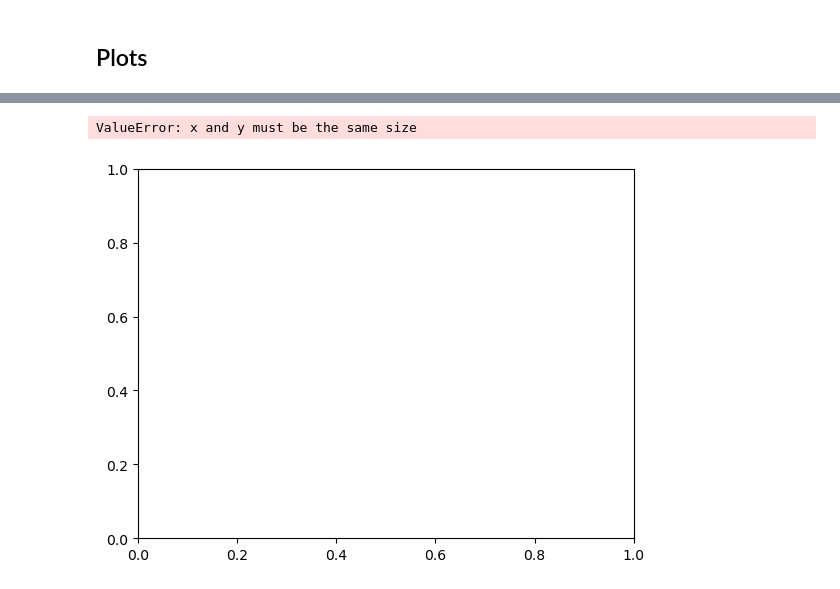
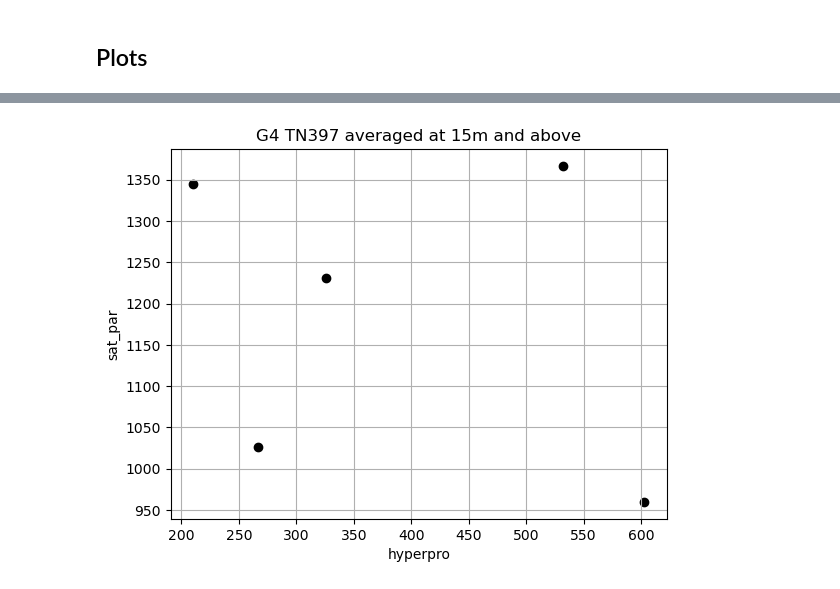
Before and after one commit to kpc02/SACNAS-2023-project, a Jupyter notebook: hyperpro_at_5m.ipynb, the cells around one changed output, grey strips where cells are left out. Drawn from its saved outputs; the diff is of its cells as text; code cells hidden in the pictures.

Commit message:
hyperpro and sat par plot made

```diff
--- a/hyperpro_at_5m.ipynb
+++ b/hyperpro_at_5m.ipynb
@@ -15,8 +15,6 @@ df = pd.read_csv('Gradients 4 - TN397 - Hyperpro Profiles.csv', usecols = ['kpar
 df['time'] = pd.DatetimeIndex(df.time.values)
 df.dropna()
 target_depth = df[df.depth < 15]
-df1 = target_depth.groupby([pd.Grouper(key = 'time', freq = 'H')]).agg({'par_z': 'mean',
-                                                             'temp': 'mean',
-                                                             'flu': 'mean',}).reset_index()
+df1 = target_depth.groupby([pd.Grouper(key = 'time', freq = 'H')]).agg({'par_z': 'mean'}).reset_index()
 df1
 # %% [output]
@@ -37,4 +57,4 @@ df1
 ## Calling in sat par to compare against hyperpro profiles
 # %%
 sat_par = pd.read_csv('/Users/ceg/Desktop/kristine/SACNAS-2023-project/sat_par.csv')
-sat_par
+sat_par['Date'] = pd.DatetimeIndex(sat_par.Date.values)
@@ -55,2 +61,5 @@ sat_par
 # %% [markdown]
 ## Plots
+# %%
+merged = pd.merge(df1, sat_par, left_on = 'time', right_on = 'Date', how = 'inner')
+merged
@@ -57,19 +80,16 @@ sat_par
 # %%
-x = df1['par_z']
-y = sat_par['sat_par']
-#y1 = df1['par_z']
-#y2 = sat_par['sat_par']
+x = merged['par_z']
+y = merged['sat_par']
 
-plt.scatter(x, y, c = 'black', label = 'PAR')
+
+plt.scatter(x, y, c = 'black')
 #plt.scatter(x2, y2, c = 'red', label = 'sat PAR')
 
 
-
-plt.xlabel("Date")
-plt.ylabel("PAR")
+plt.xlabel("hyperpro")
+plt.ylabel("sat_par")
 plt.title("G4 TN397 averaged at 15m and above")
-plt.legend()
+#plt.legend()
 plt.grid()
 # %% [output]
-ValueError: x and y must be the same size
-[figure, old version]
+[figure, new version]
```
Also changed, not shown: parts of 4 cells of this notebook, 1 other file.
